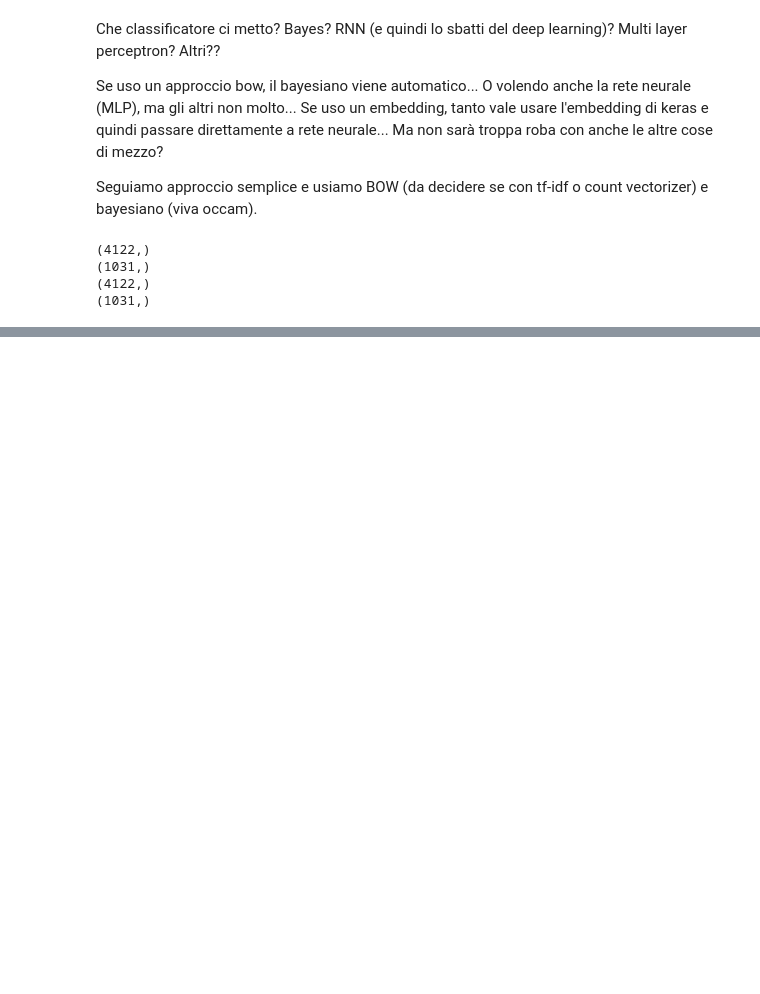
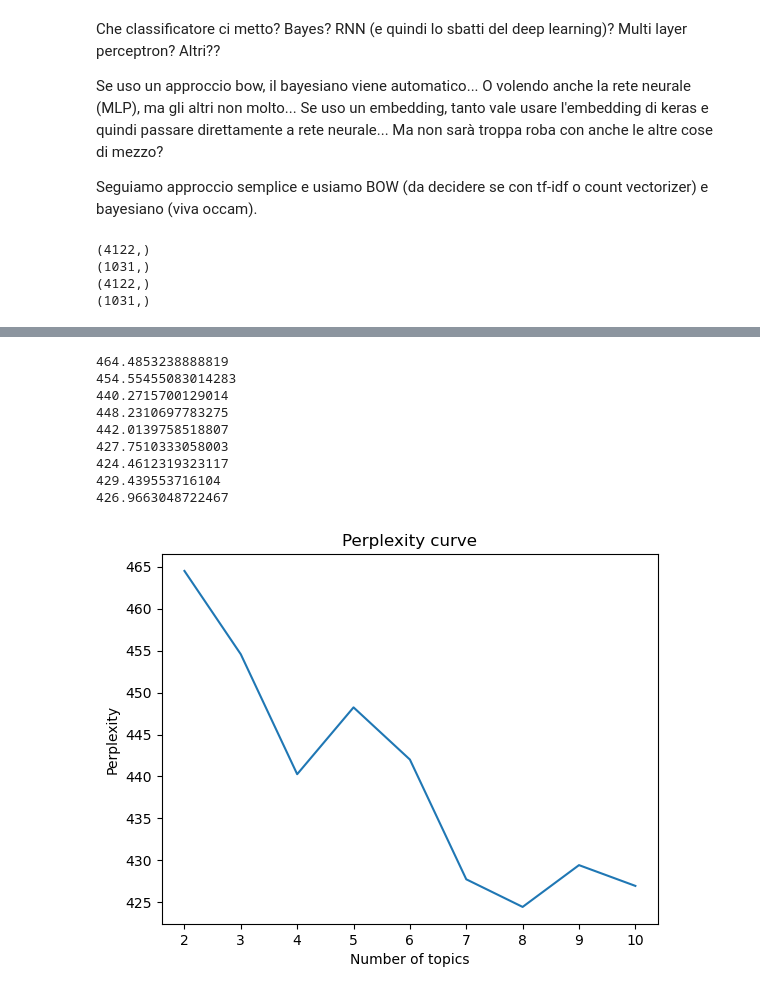
Before and after one commit to AlessioCalvagno/natural-language-processing, a Jupyter notebook: progetto finale/NLP_final_project.ipynb, the cells around one changed output, grey strips where cells are left out. Drawn from its saved outputs; the diff is of its cells as text; code cells hidden in the pictures; blank space fills up the shorter version.

```diff
--- a/progetto finale/NLP_final_project.ipynb
+++ b/progetto finale/NLP_final_project.ipynb
@@ -175,0 +196,5 @@ def text_clean(sentence:str):
+# %%
+text = "orders @ amazon . com / "
+# text = "orders@amazon.com"
+text = "ect @ ect , jim fallon / hou / ect @ ect"
+re.sub(r"\s+([._,;:!?\[\]@\(\)])\s+", r"\1", text)
@@ -321,0 +454,9 @@ weighted avg       0.91      0.90      0.90      1031
+# %%
+spam_words = [s.split() for s in spam_predictions]
+
+id2word = corpora.Dictionary(spam_words) #dictionary of spam predictions
+corpus = [id2word.doc2bow(text) for text in spam_words]
+
+#check: if everything is fine spam_predictions lenght and corpus lenght must be the same
+print(len(spam_predictions))
+print(len(corpus))
@@ -321,0 +486,38 @@ weighted avg       0.91      0.90      0.90      1031
+# %%
+# Funzione per calcolare la perplessità per diversi numeri di topic
+def compute_perplexity(corpus, dictionary, num_topics):
+    lda_model = LdaMulticore(corpus = corpus,
+                             num_topics = num_topics,
+                             id2word=dictionary,
+                             passes = 5,
+                             minimum_probability = 0.05,
+                             random_state = RANDOM_SEED)
+    return 2**(-lda_model.log_perplexity(corpus))
+# %%
+# Lista di numeri di topic da testare
+num_topics_list = range(2, 11)  # Ad esempio, da 2 a 10 topic
+
+# Calcolo della perplessità per ogni numero di topic
+perplexities = []
+for num_topics in num_topics_list:
+    perplexity = compute_perplexity(corpus, id2word, num_topics)
+    print(perplexity)
+    perplexities.append(perplexity)
+
+# Creazione del grafico
+plt.plot(num_topics_list, perplexities)
+plt.xlabel('Number of topics')
+plt.ylabel('Perplexity')
+plt.title('Perplexity curve')
+plt.show()
+# %% [output]
+464.4853238888819
+454.55455083014283
+440.2715700129014
+448.2310697783275
+442.0139758518807
+427.7510333058003
+424.4612319323117
+429.439553716104
+426.9663048722467
+[figure, added]
```
Also changed, not shown: parts of 41 cells of this notebook, 1 other file.
